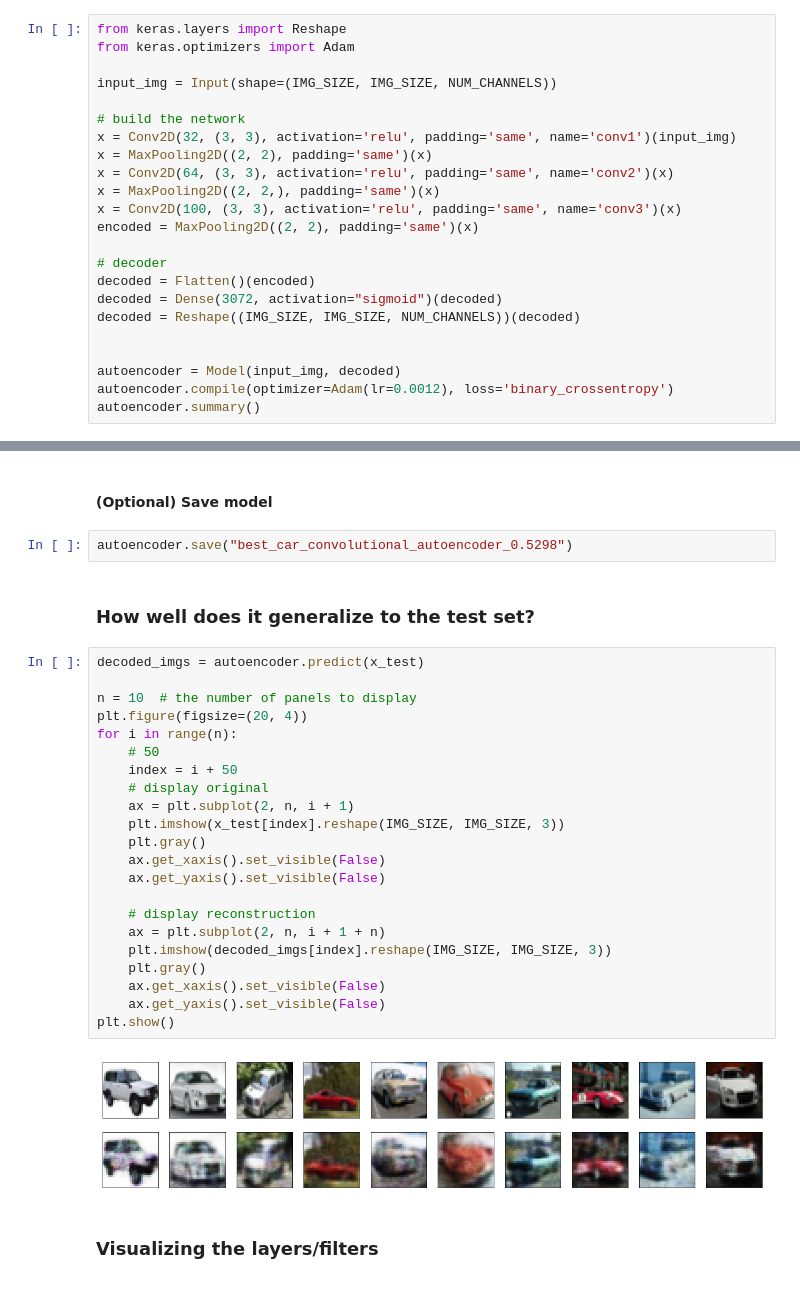
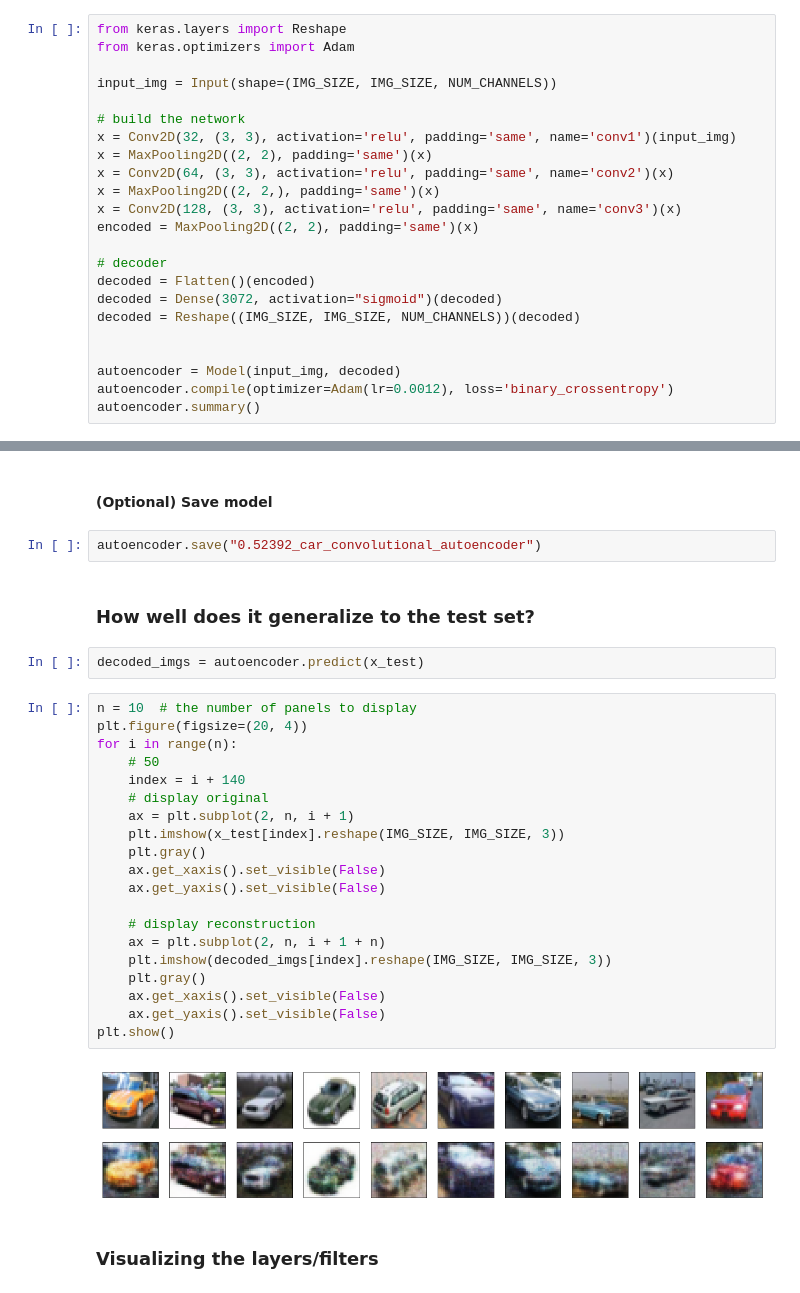
Before and after one commit to vwrj/cat-autoencoder, a Jupyter notebook: Car Autoencoder.ipynb, the cells around one changed output, grey strips where cells are left out. Cells and saved outputs as stored; diff of their text form.

```diff
--- a/Car Autoencoder.ipynb
+++ b/Car Autoencoder.ipynb
@@ -106,7 +158,7 @@ x = Conv2D(32, (3, 3), activation='relu', padding='same', name='conv1')(input_im
 x = MaxPooling2D((2, 2), padding='same')(x)
 x = Conv2D(64, (3, 3), activation='relu', padding='same', name='conv2')(x)
 x = MaxPooling2D((2, 2,), padding='same')(x)
-x = Conv2D(100, (3, 3), activation='relu', padding='same', name='conv3')(x)
+x = Conv2D(128, (3, 3), activation='relu', padding='same', name='conv3')(x)
 encoded = MaxPooling2D((2, 2), padding='same')(x)
 
 # decoder
@@ -166,32 +218,32 @@ Epoch 60/60
 # %% [markdown]
 #### (Optional) Save model
 # %%
-autoencoder.save("best_car_convolutional_autoencoder_0.5298")
+autoencoder.save("0.52392_car_convolutional_autoencoder")
 # %% [markdown]
 ### How well does it generalize to the test set?
+# %%
+decoded_imgs = autoencoder.predict(x_test)
 # %%
-decoded_imgs = autoencoder.predict(x_test)
-
 n = 10  # the number of panels to display
 plt.figure(figsize=(20, 4))
 for i in range(n):
     # 50
-    index = i + 50
+    index = i + 140
     # display original
     ax = plt.subplot(2, n, i + 1)
     plt.imshow(x_test[index].reshape(IMG_SIZE, IMG_SIZE, 3))
     plt.gray()
     ax.get_xaxis().set_visible(False)
     ax.get_yaxis().set_visible(False)
 
     # display reconstruction
     ax = plt.subplot(2, n, i + 1 + n)
     plt.imshow(decoded_imgs[index].reshape(IMG_SIZE, IMG_SIZE, 3))
     plt.gray()
     ax.get_xaxis().set_visible(False)
     ax.get_yaxis().set_visible(False)
 plt.show()
 # %% [output]
-[figure, old version]
+[figure, new version]
 # %% [markdown]
 ### Visualizing the layers/filters
```
Also changed, not shown: parts of 14 cells of this notebook, 2 other files.
